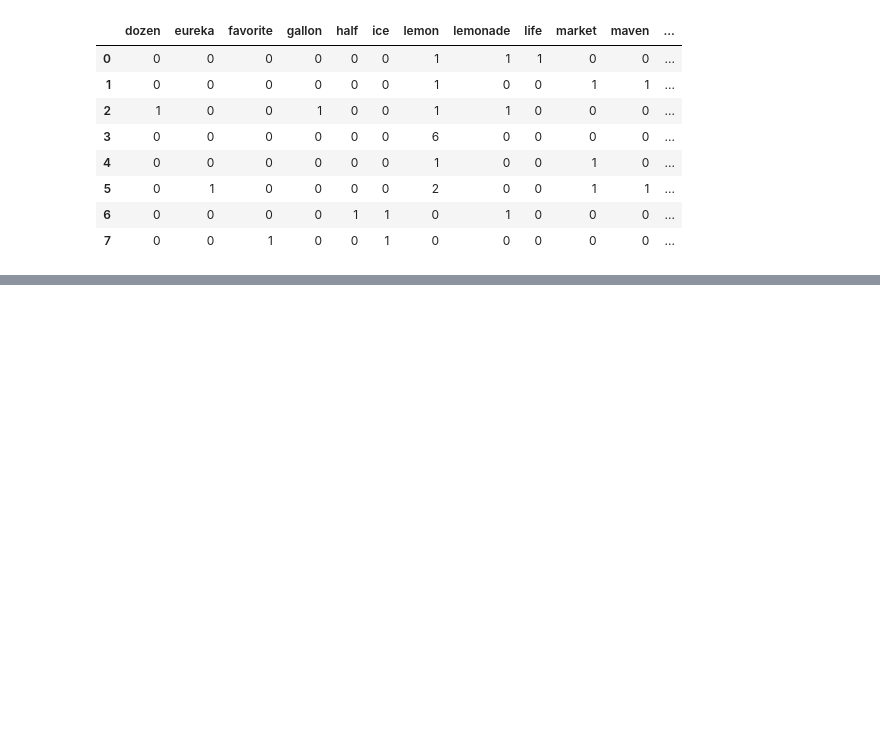
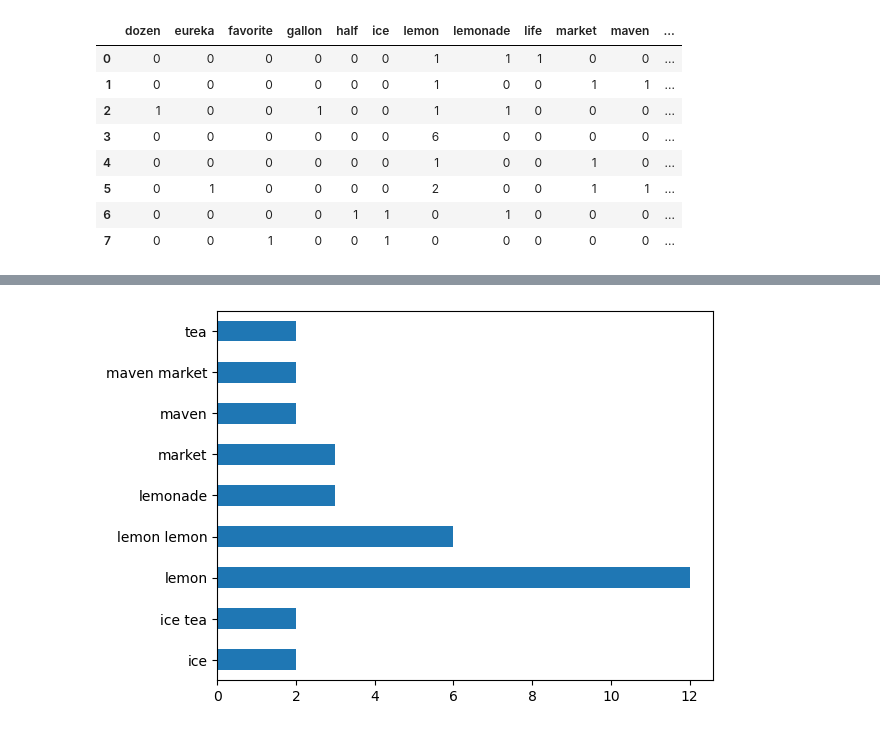
Before and after one commit to sulabola/NLP_in_Python, a Jupyter notebook: Chapter 2 - Text Preprocessing.ipynb, the cells around one changed output, grey strips where cells are left out. Cells and saved outputs as stored; diff of their text form; code cells hidden in the pictures; blank space fills up the shorter version.

```diff
--- a/Chapter 2 - Text Preprocessing.ipynb
+++ b/Chapter 2 - Text Preprocessing.ipynb
@@ -1100,3 +1100,24 @@ dtm_df
 | 5 | 0 | 1 | 0 | 0 | 0 | 0 | 2 | 0 | 0 | 1 | 1 | ... |
 | 6 | 0 | 0 | 0 | 0 | 1 | 1 | 0 | 1 | 0 | 0 | 0 | ... |
 | 7 | 0 | 0 | 1 | 0 | 0 | 1 | 0 | 0 | 0 | 0 | 0 | ... |
+# %%
+### Count Vectorizer with Parameters
+
+### Note: token_pattern='(?u)\\b\\w\\w+\\b' (Default) - With this, it only considers terms with more than two characters.
+
+cv2 = CountVectorizer(stop_words='english', ngram_range=(1,2), min_df=2, max_df=5)
+dtm2 = cv2.fit_transform(series)
+pd.DataFrame(dtm2.toarray())
+dtm_df2 = pd.DataFrame(dtm2.toarray(), columns=cv2.get_feature_names_out())
+dtm_df2
+
+### min_df and max_df help to get rid of low-frequency and high-frequency terms.
+### Low-frequency words may not be helpful to compare documents, as they are rare to see.
+### High-frequency words may not be helpful to distinguish documents, as they appear in most of the documents.
+### min_df and max_df can also be percentages
+
+cv2 = CountVectorizer(stop_words='english', ngram_range=(1,2), min_df=0.2, max_df=0.8)
+dtm2 = cv2.fit_transform(series)
+pd.DataFrame(dtm2.toarray())
+dtm_df2 = pd.DataFrame(dtm2.toarray(), columns=cv2.get_feature_names_out())
+dtm_df2
@@ -1102,0 +1134,5 @@ dtm_df
+# %%
+### Exploratory Data Analysis
+
+term_freq = dtm_df2.sum()
+term_freq
@@ -1102,0 +1150,4 @@ dtm_df
+# %%
+term_freq.plot(kind='barh');
+# %% [output]
+[figure, added]
```
Also changed, not shown: parts of 16 cells of this notebook.
